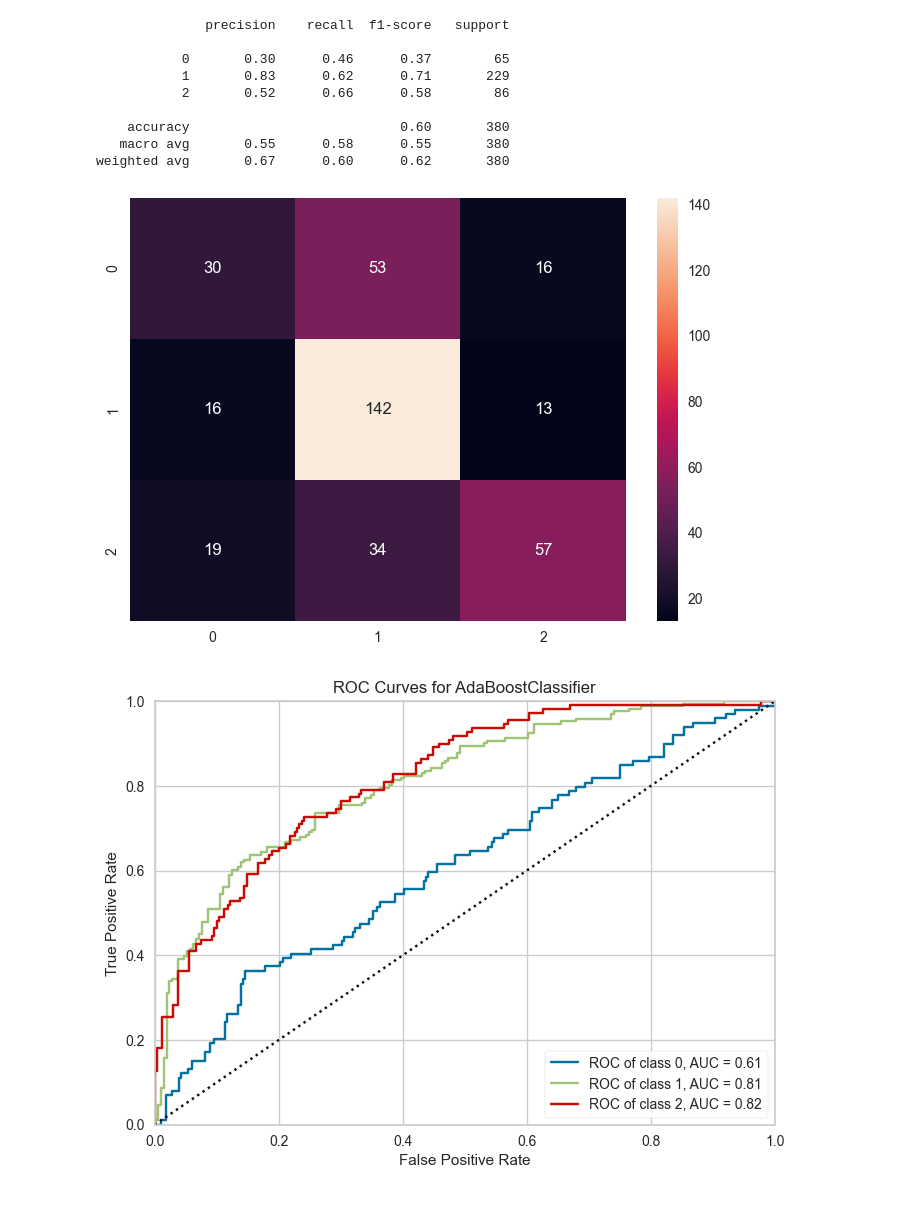
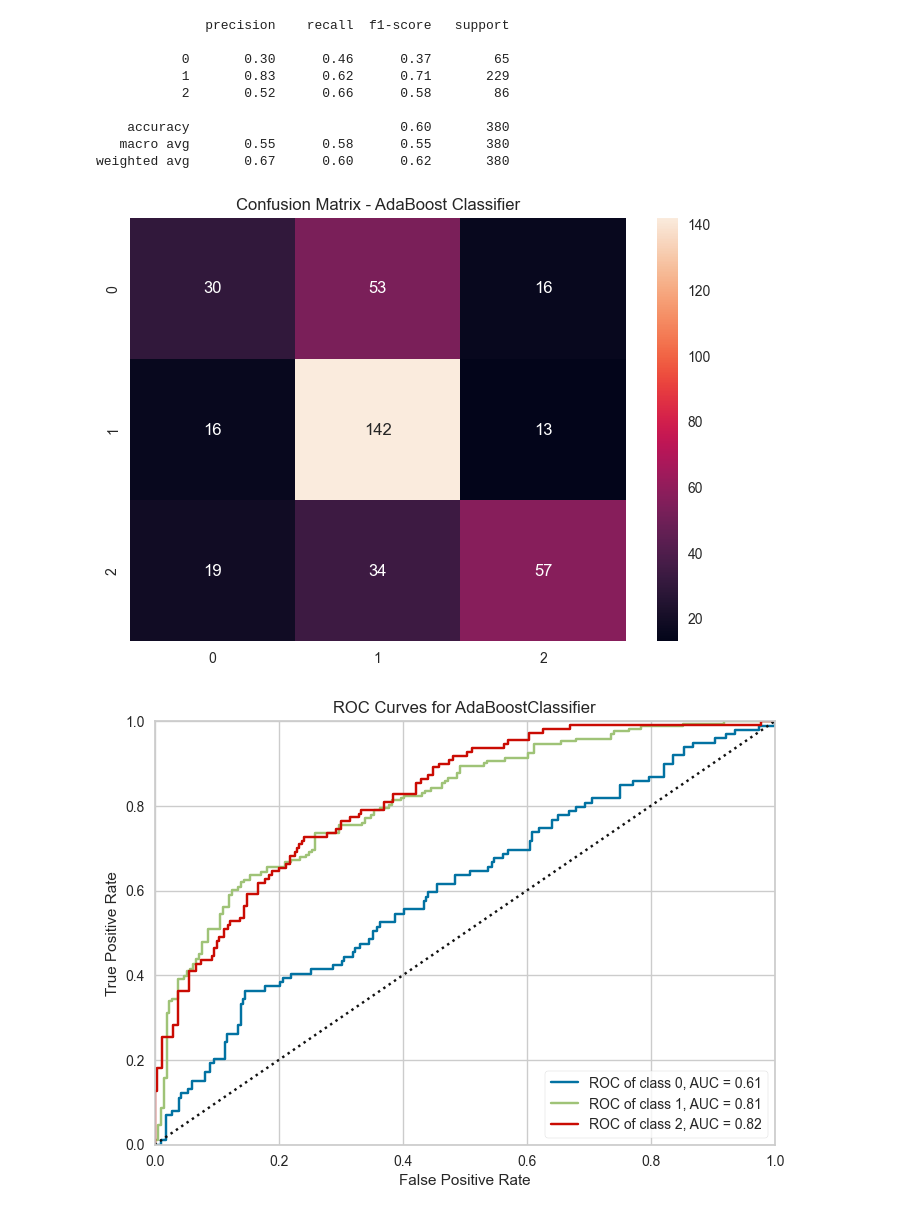
Before and after one commit to natelg1998/laligaproject, a Jupyter notebook: notebooks/data_analysis/laliga_final.ipynb, the cells around one changed output. Saved outputs shown, nothing was run; the diff lists cells and outputs as text; code cells hidden in the pictures.

```diff
--- a/notebooks/data_analysis/laliga_final.ipynb
+++ b/notebooks/data_analysis/laliga_final.ipynb
@@ -1578,9 +1580,10 @@ weighted avg       0.67      0.60      0.62       380
 # %%
 cm = confusion_matrix(y_test, y_pred)
 sns.heatmap(cm, annot=True, fmt = "d")
+plt.title("Confusion Matrix - AdaBoost Classifier")
 plt.show()
 # %% [output]
-[figure, old version]
+[figure, new version]
 # %%
 visualizer= ROCAUC(ada_final, classes=["0", "1", "2"], micro = False, macro=False)
 visualizer.fit(X_train, y_train)
```
Also changed, not shown: parts of 22 cells of this notebook.
